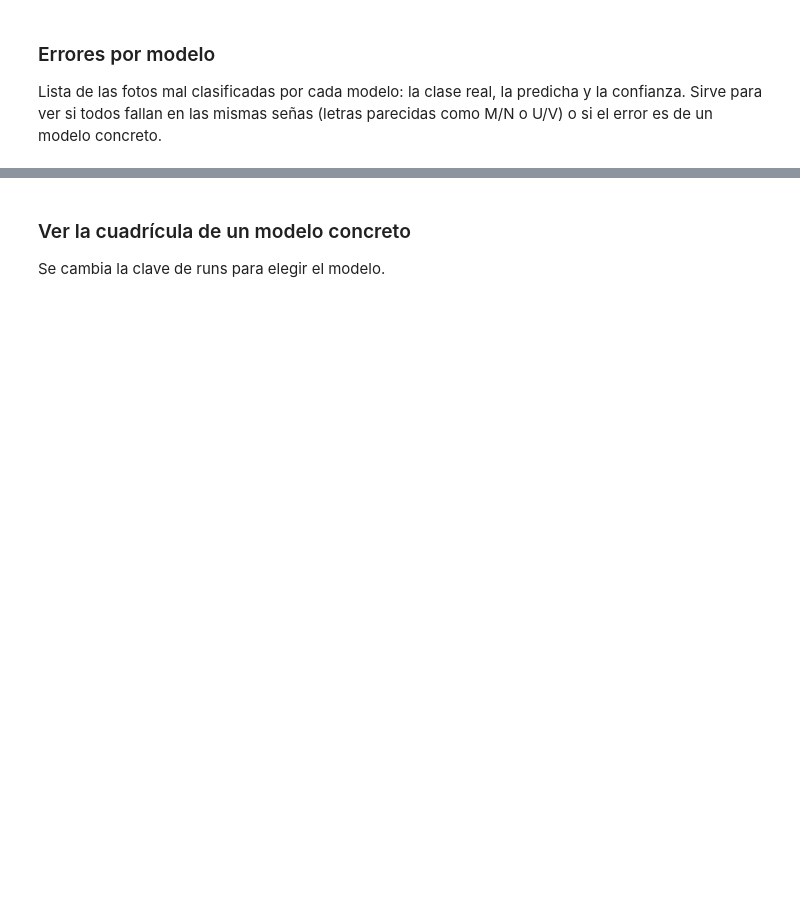
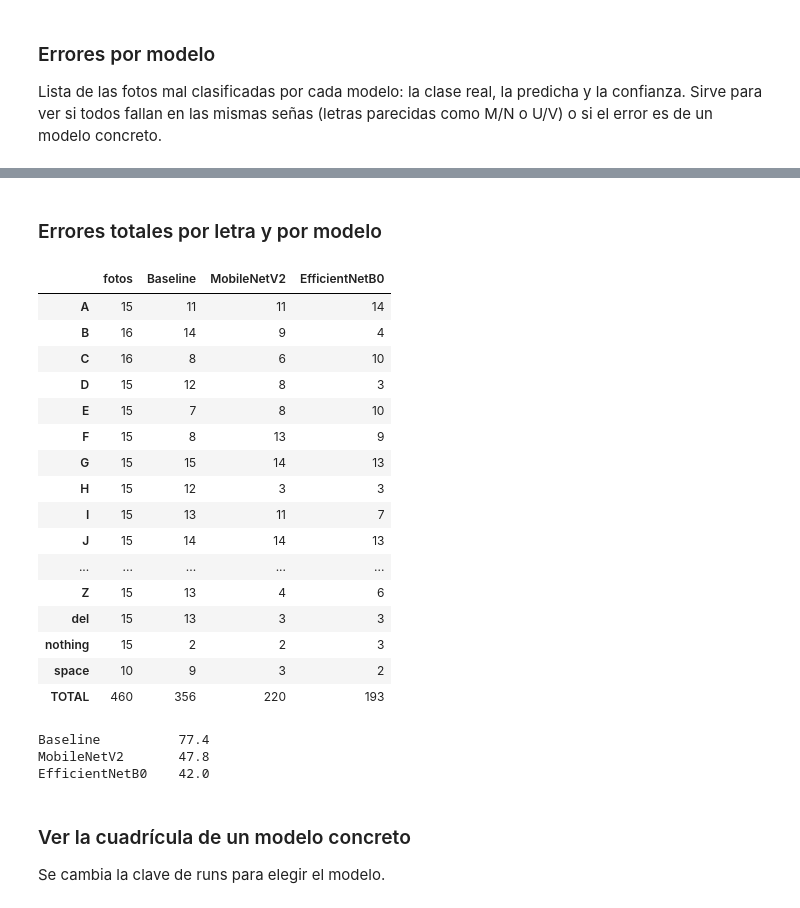
Before and after one commit to codebysofiav/asl-sign-language-recognition, a Jupyter notebook: notebooks/04_transfer_learning_comparacion.ipynb, the cells around one changed output, grey strips where cells are left out. Drawn from its saved outputs; the diff is of its cells as text; code cells hidden in the pictures; blank space fills up the shorter version.

```diff
--- a/notebooks/04_transfer_learning_comparacion.ipynb
+++ b/notebooks/04_transfer_learning_comparacion.ipynb
@@ -226,3 +256,46 @@ EfficientNetB0: 1 errores de 6 fotos
+# %% [markdown]
+### Errores totales por letra y por modelo
+# %%
+import pandas as pd
+
+if photos is not None:
+    fotos_por_letra = next(iter(detalle.values())).groupby("label").size()
+    errores = pd.DataFrame({
+        modelo: res.groupby("label").correct.apply(lambda s: int((~s).sum()))
+        for modelo, res in detalle.items()
+    })
+    tabla = errores.copy()
+    tabla.insert(0, "fotos", fotos_por_letra)
+
+    total = tabla.sum()
+    con_errores = tabla[(errores > 0).any(axis=1)]  # solo letras con algún error
+
+    if con_errores.empty:
+        print("Ningún modelo cometió errores.")
+    else:
+        display(pd.concat([con_errores, total.to_frame("TOTAL").T]))
+    print((100 * total[errores.columns] / total["fotos"]).round(1).rename("% de error").to_string())
+# %% [output]
+|  | fotos | Baseline | MobileNetV2 | EfficientNetB0 |
+| A | 15 | 11 | 11 | 14 |
+| B | 16 | 14 | 9 | 4 |
+| C | 16 | 8 | 6 | 10 |
+| D | 15 | 12 | 8 | 3 |
+| E | 15 | 7 | 8 | 10 |
+| F | 15 | 8 | 13 | 9 |
+| G | 15 | 15 | 14 | 13 |
+| H | 15 | 12 | 3 | 3 |
+| I | 15 | 13 | 11 | 7 |
+| J | 15 | 14 | 14 | 13 |
+| ... | ... | ... | ... | ... |
+| Z | 15 | 13 | 4 | 6 |
+| del | 15 | 13 | 3 | 3 |
+| nothing | 15 | 2 | 2 | 3 |
+| space | 10 | 9 | 3 | 2 |
+| TOTAL | 460 | 356 | 220 | 193 |
+Baseline          77.4
+MobileNetV2       47.8
+EfficientNetB0    42.0
 # %% [markdown]
 ### Ver la cuadrícula de un modelo concreto
 
```
Also changed, not shown: parts of 5 cells of this notebook.
